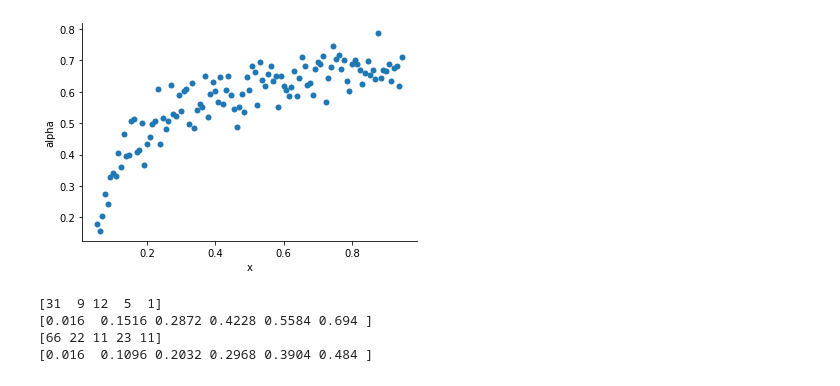
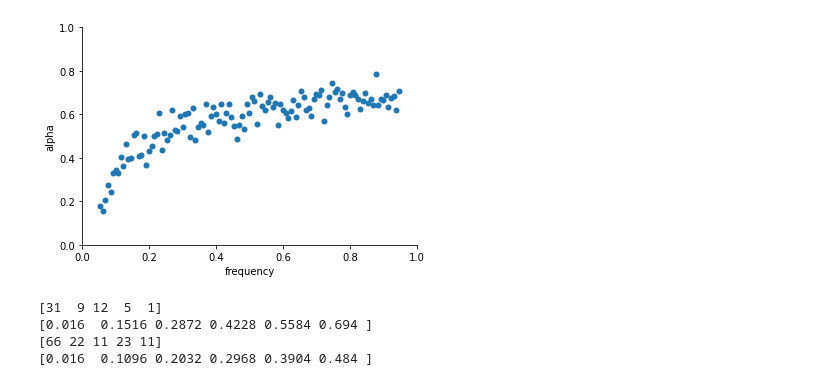
Before and after one commit to osipovarev/Brood_parasites_analysis, a Jupyter notebook: mk_extensions.ipynb, the cells around one changed output. Saved outputs shown, nothing was run; the diff lists cells and outputs as text; code cells hidden in the pictures.

```diff
--- a/mk_extensions.ipynb
+++ b/mk_extensions.ipynb
@@ -18,19 +18,23 @@ from scipy.optimize import curve_fit
 # %%
 ## Check sample data from Haller & Messer 2017 (https://github.com/MesserLab/asymptoticMK/tree/master)
 dir_path = '/Users/osipova/Documents/LabDocs/Brood_parasites_analysis/Extensions_MKT/'
 file_name = 'sample_polymorphism_levels.tsv'
 file_data = glob(dir_path + file_name)[0]
 df = pd.read_csv(file_data, sep='\t')
 d = 500
 d0 = 1000
 df['alpha'] = 1 - d0 / d * df['pN'] / df['pS']
 
 # sns.scatterplot(data=df, x='x', y='pN', linewidth=0)
 # sns.scatterplot(data=df, x='x', y='pS', linewidth=0)
 sns.scatterplot(data=df, x='x', y='alpha', linewidth=0)
+plt.xlim(0, 1)
+plt.ylim(0, 1)
+plt.xlabel('frequency')
+plt.ylabel('alpha')
 sns.despine(fig=None, ax=None, left=False, bottom=False, offset=None, trim=False)
 # %% [output]
-[figure, old version]
+[figure, new version]
 # %%
 pN = '0.017,0.048,0.016,0.016,0.016,0.435,0.113,0.032,0.403,0.016,0.5,0.645,0.016,0.016,0.032,0.016,0.065,0.081,0.016,0.435,0.048,0.097,0.355,0.016,0.613,0.613,0.017,0.016,0.016,0.032'
 pS = '0.177,0.016,0.081,0.145,0.145,0.016,0.968,0.016,0.032,0.016,0.065,0.016,0.016,0.129,0.016,0.081,0.016,0.081,0.016,0.161'
```
Also changed, not shown: parts of 12 cells of this notebook.
